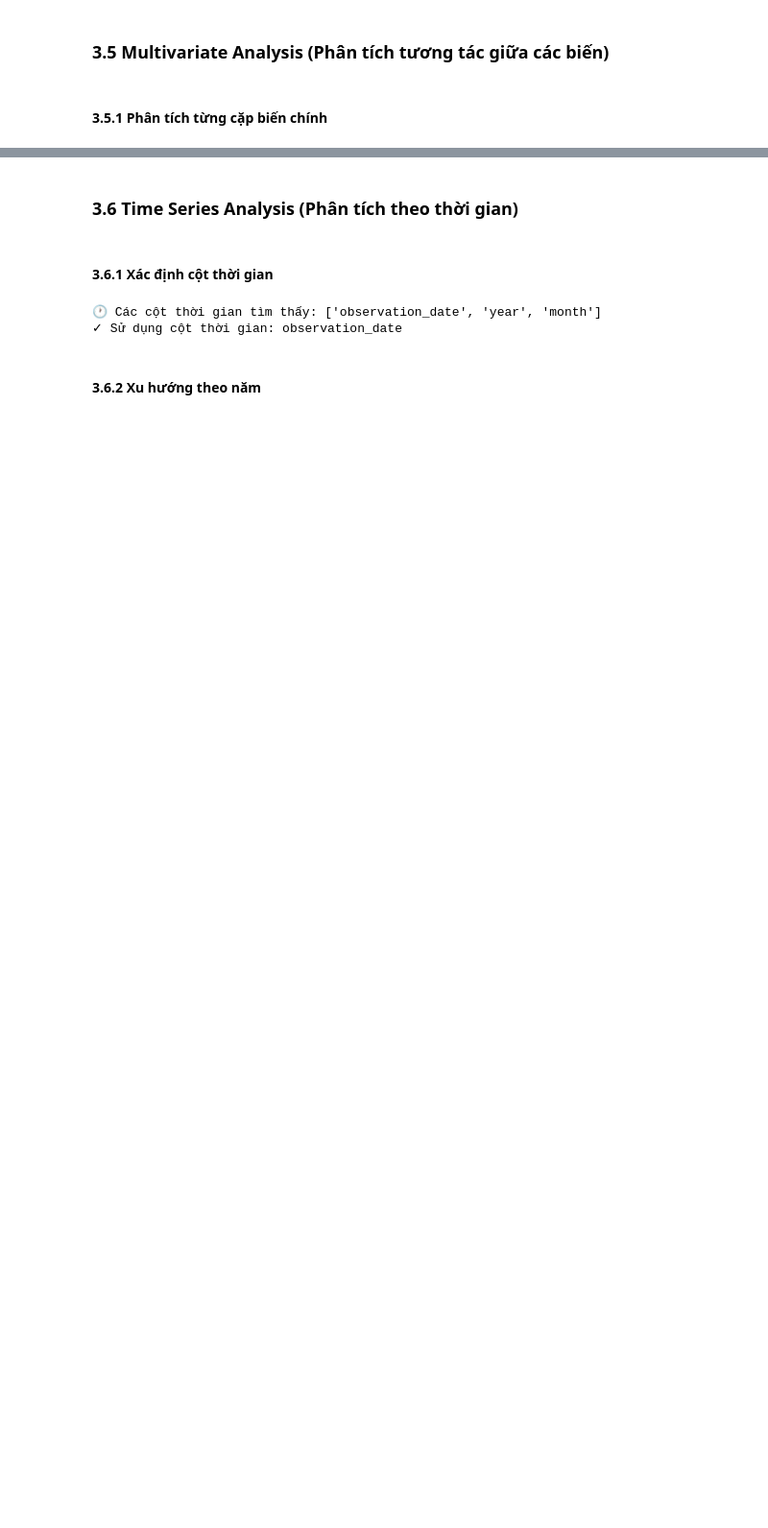
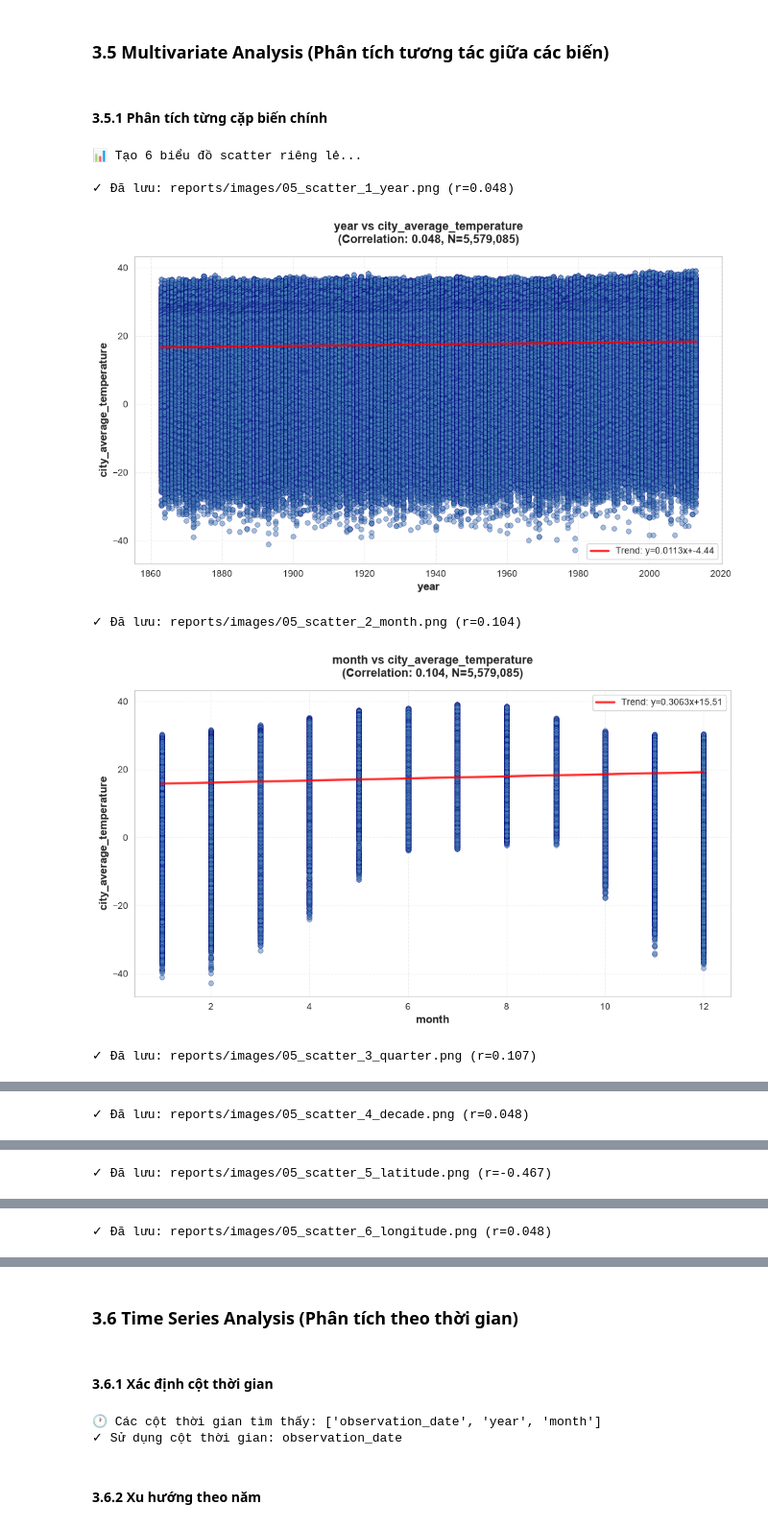
Before and after one commit to Sekaiiii1/Global-Surface-Temperature-Analysis, a Jupyter notebook: notebooks_v1/04_eda_visualization.ipynb, the cells around one changed output, grey strips where cells are left out. Shown at 96% size. Saved outputs shown, nothing was run; the diff lists cells and outputs as text; code cells hidden in the pictures; blank space fills up the shorter version.

```diff
--- a/notebooks_v1/04_eda_visualization.ipynb
+++ b/notebooks_v1/04_eda_visualization.ipynb
@@ -432,42 +521,55 @@ if df is not None and target_col:
 # %%
 if df is not None and target_col:
     numeric_cols = df.select_dtypes(include=[np.number]).columns.tolist()
 
     # Loại bỏ target nếu nó trong danh sách
     feature_cols = [col for col in numeric_cols if col != target_col][:6]  # Lấy tối đa 6 biến
 
     if feature_cols:
-        # Tính kích thước động
-        n_features = len(feature_cols)
-        col_width = 5
-        total_width = n_features * col_width
+        print(f"📊 Tạo {len(feature_cols)} biểu đồ scatter riêng lẻ...\n")
 
-        fig, axes = plt.subplots(1, n_features, figsize=(total_width, 4.5))
-        if n_features == 1:
-            axes = [axes]
-
-        for idx, col in enumerate(feature_cols):
+        for idx, col in enumerate(feature_cols, 1):
             # Loại bỏ NaN
             valid_data = df[[col, target_col]].dropna()
 
-            axes[idx].scatter(valid_data[col], valid_data[target_col], alpha=0.5, s=20)
-            axes[idx].set_xlabel(col, fontsize=10)
-            axes[idx].set_ylabel(target_col, fontsize=10)
-            axes[idx].set_title(f'{col} vs {target_col}', fontsize=11, fontweight='bold')
-            axes[idx].grid(True, alpha=0.3)
+            # Tạo hình riêng cho mỗi biến
+            fig, ax = plt.subplots(figsize=(10, 6))
+
+            # Scatter plot
+            ax.scatter(valid_data[col], valid_data[target_col], alpha=0.5, s=30, color='steelblue', edgecolors='navy', linewidth=0.5)
 
             # Thêm đường trend
             if len(valid_data) > 1:
                 z = np.polyfit(valid_data[col], valid_data[target_col], 1)
                 p = np.poly1d(z)
                 x_line = np.linspace(valid_data[col].min(), valid_data[col].max(), 100)
-                axes[idx].plot(x_line, p(x_line), "r-", alpha=0.8, linewidth=2)
+                ax.plot(x_line, p(x_line), "r-", alpha=0.8, linewidth=2.5, label=f'Trend: y={z[0]:.4f}x+{z[1]:.2f}')
 
-        plt.tight_layout()
+            # Tính correlation
+            correlation = valid_data[col].corr(valid_data[target_col])
 
-        # Lưu ảnh
-        if REPORT_IMAGES.exists():
-            plt.savefig(REPORT_IMAGES / '05_multivariate_scatter.png', dpi=300, bbox_inches='tight')
-            print("✓ Đã lưu: reports/images/05_multivariate_scatter.png")
+            # Cấu hình
+            ax.set_xlabel(col, fontsize=12, fontweight='bold')
+            ax.set_ylabel(target_col, fontsize=12, fontweight='bold')
+            ax.set_title(f'{col} vs {target_col}\n(Correlation: {correlation:.3f}, N={len(valid_data):,})',
+                        fontsize=13, fontweight='bold', pad=15)
+            ax.grid(True, alpha=0.3, linestyle='--')
+            ax.legend(fontsize=10, loc='best')
 
-        plt.show()
+            plt.tight_layout()
+
+            # Lưu ảnh riêng cho mỗi biến
+            if REPORT_IMAGES.exists():
+                filename = f'05_scatter_{idx}_{col.replace(" ", "_").replace("/", "_")}.png'
+                plt.savefig(REPORT_IMAGES / filename, dpi=300, bbox_inches='tight')
+                print(f"✓ Đã lưu: reports/images/{filename} (r={correlation:.3f})")
+
+            plt.show()
+# %% [output]
+📊 Tạo 6 biểu đồ scatter riêng lẻ...
+
+✓ Đã lưu: reports/images/05_scatter_1_year.png (r=0.048)
+[figure, added]
+✓ Đã lưu: reports/images/05_scatter_2_month.png (r=0.104)
+[figure, added]
+✓ Đã lưu: reports/images/05_scatter_3_quarter.png (r=0.107)
@@ -473,0 +577 @@ if df is not None and target_col:
+✓ Đã lưu: reports/images/05_scatter_4_decade.png (r=0.048)
@@ -473,0 +579 @@ if df is not None and target_col:
+✓ Đã lưu: reports/images/05_scatter_5_latitude.png (r=-0.467)
@@ -473,0 +581 @@ if df is not None and target_col:
+✓ Đã lưu: reports/images/05_scatter_6_longitude.png (r=0.048)
```
Also changed, not shown: parts of 16 cells of this notebook, 1 other file.
